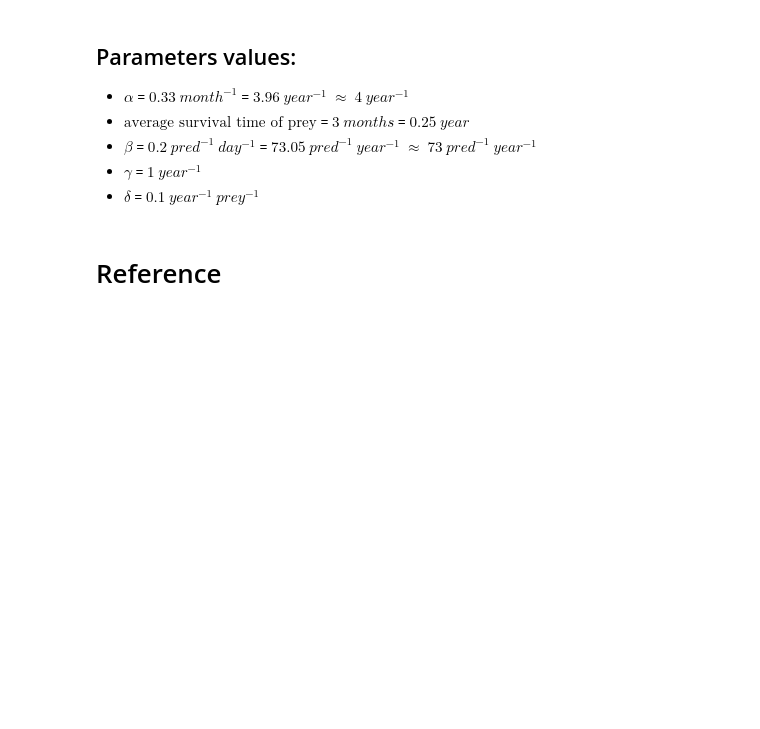
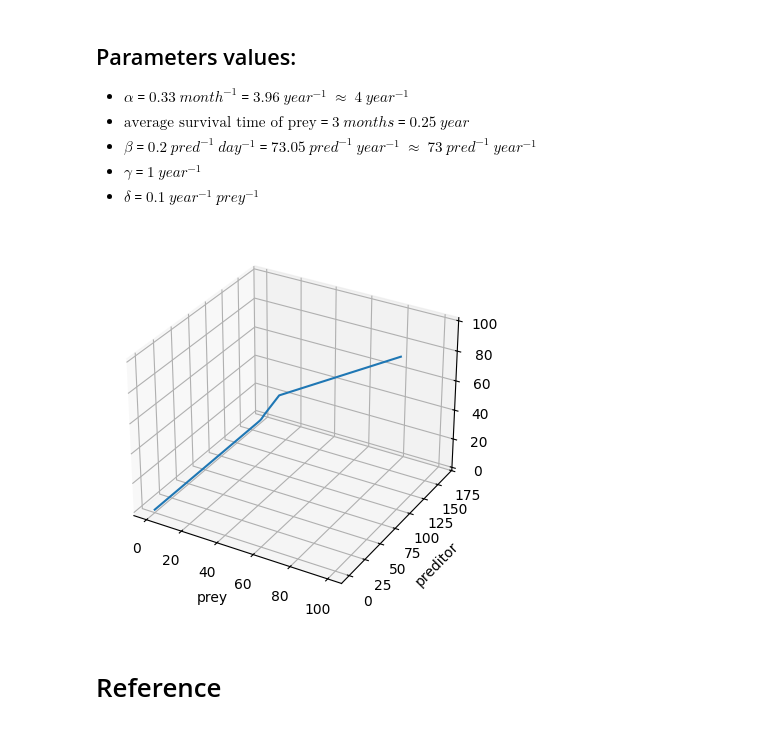
Before and after one commit to tusm06/MATH461_Unit01, a Jupyter notebook: main.ipynb, the cells around one changed output. Cells and saved outputs as stored; diff of their text form; code cells hidden in the pictures; blank space fills up the shorter version.

```diff
--- a/main.ipynb
+++ b/main.ipynb
@@ -153,3 +157,35 @@ _Explain your approach to studying your model, identify a mathematical quantity
+# %%
+alpha = 1; beta = 1; eps = 1; gamma = 1; delta = 1; xi = 1; sigma = 1
+a = gamma/alpha
+b = xi/alpha
+c = (sigma*gamma)/(alpha/delta)
+d = delta/gamma
+e = beta/alpha
+f = eps/alpha
+x0 = 100; y0 = 100; z0 = 100
+tF = 10
+N = 1000
+
+u0 = [x0, y0, z0]
+
+t = np.linspace(0, tF, N)
+
+def f(u, t):
+    dudt = np.zeros(3)
+    dudt[0] = u[0] - u[0]*u[1] - u[0]*u[2]
+    dudt[1] = a*(-u[1] + u[0]*u[1])
+    dudt[2] = b*u[2] - c*u[1]*u[2]
+    return dudt
+
+u = spi.odeint(f, u0, t)
+
+plt.figure().add_subplot(projection='3d')
+plt.plot(u[:, 0], u[:, 1], u[:, 2])
+plt.xlabel('prey')
+plt.ylabel('preditor')
+plt.show()
+# %% [output]
+[figure, added]
 # %% [markdown]
 # Reference
 # %% [markdown]
```
Also changed, not shown: parts of 1 cell of this notebook.
